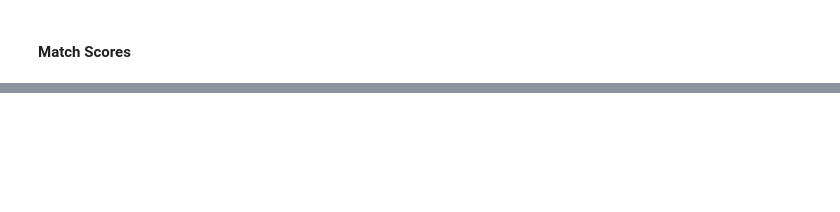
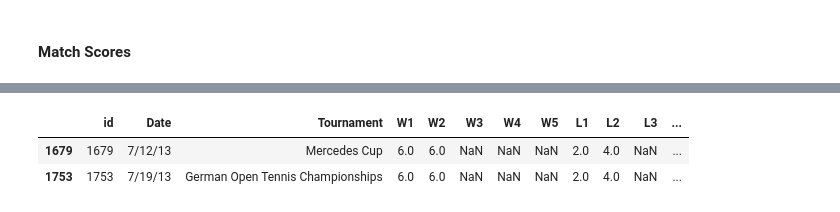
Before and after one commit to siddjagadish/tennis_new, a Jupyter notebook: tennis_new/notebooks/Updated Scraper.ipynb, the cells around one changed output, grey strips where cells are left out. Saved outputs shown, nothing was run; the diff lists cells and outputs as text; code cells hidden in the pictures; blank space fills up the shorter version.

```diff
--- a/tennis_new/notebooks/Updated Scraper.ipynb
+++ b/tennis_new/notebooks/Updated Scraper.ipynb
@@ -503,0 +683,4 @@ wubba[1].xpath("./td[@class='day-table-name']/a")
+# %%
+import pandas as pd
+
+odds_df = pd.read_csv('/Users/siddhantjagadish/Downloads/2013.csv')
@@ -503,0 +809,10 @@ wubba[1].xpath("./td[@class='day-table-name']/a")
+# %%
+odds_df[(odds_df['Winner'] == 'Fognini F.') & (odds_df['Loser'] == 'Haas T.')][[
+    'id',
+    'Date',
+    'Tournament'
+] + score_cols]
+# %% [output]
+|  | id | Date | Tournament | W1 | W2 | W3 | W4 | W5 | L1 | L2 | L3 | ... |
+| 1679 | 1679 | 7/12/13 | Mercedes Cup | 6.0 | 6.0 | NaN | NaN | NaN | 2.0 | 4.0 | NaN | ... |
+| 1753 | 1753 | 7/19/13 | German Open Tennis Championships | 6.0 | 6.0 | NaN | NaN | NaN | 2.0 | 4.0 | NaN | ... |
```
Also changed, not shown: parts of 128 cells of this notebook, 2 other files.
